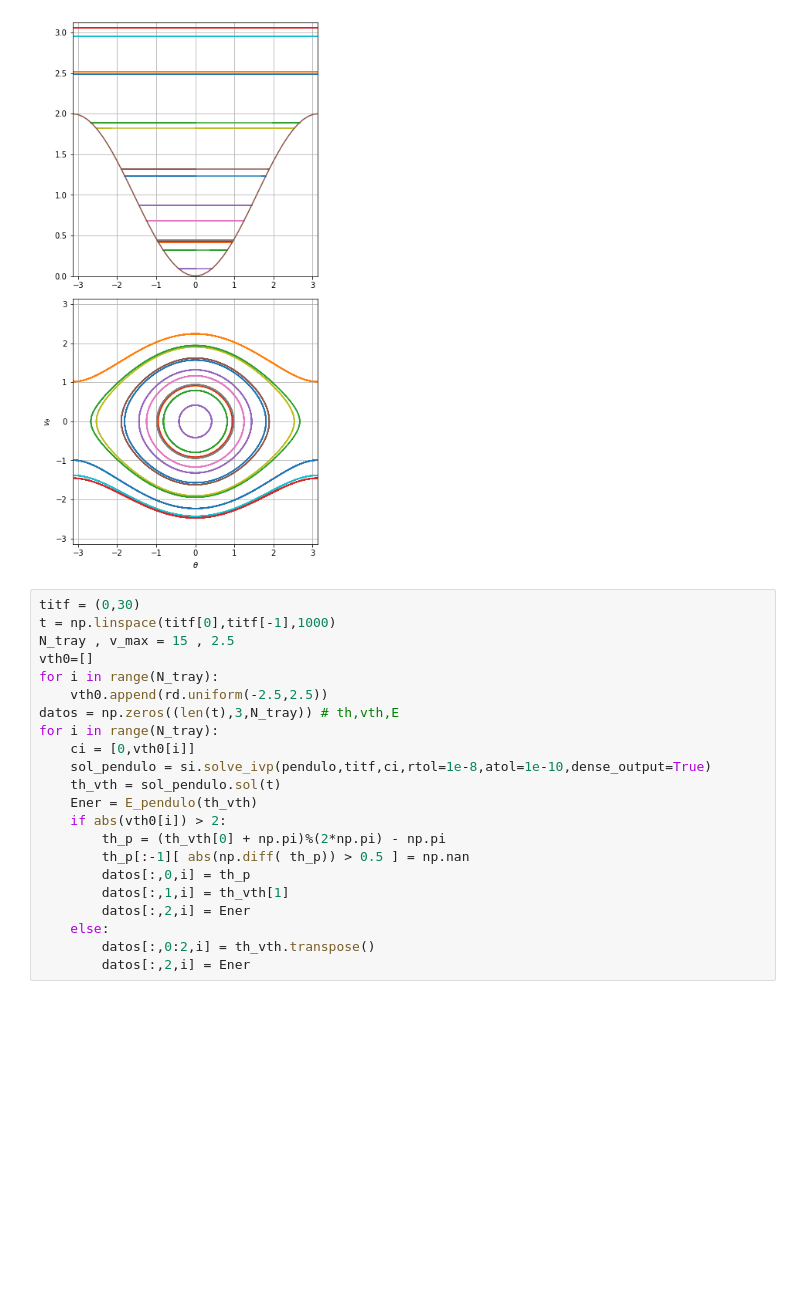
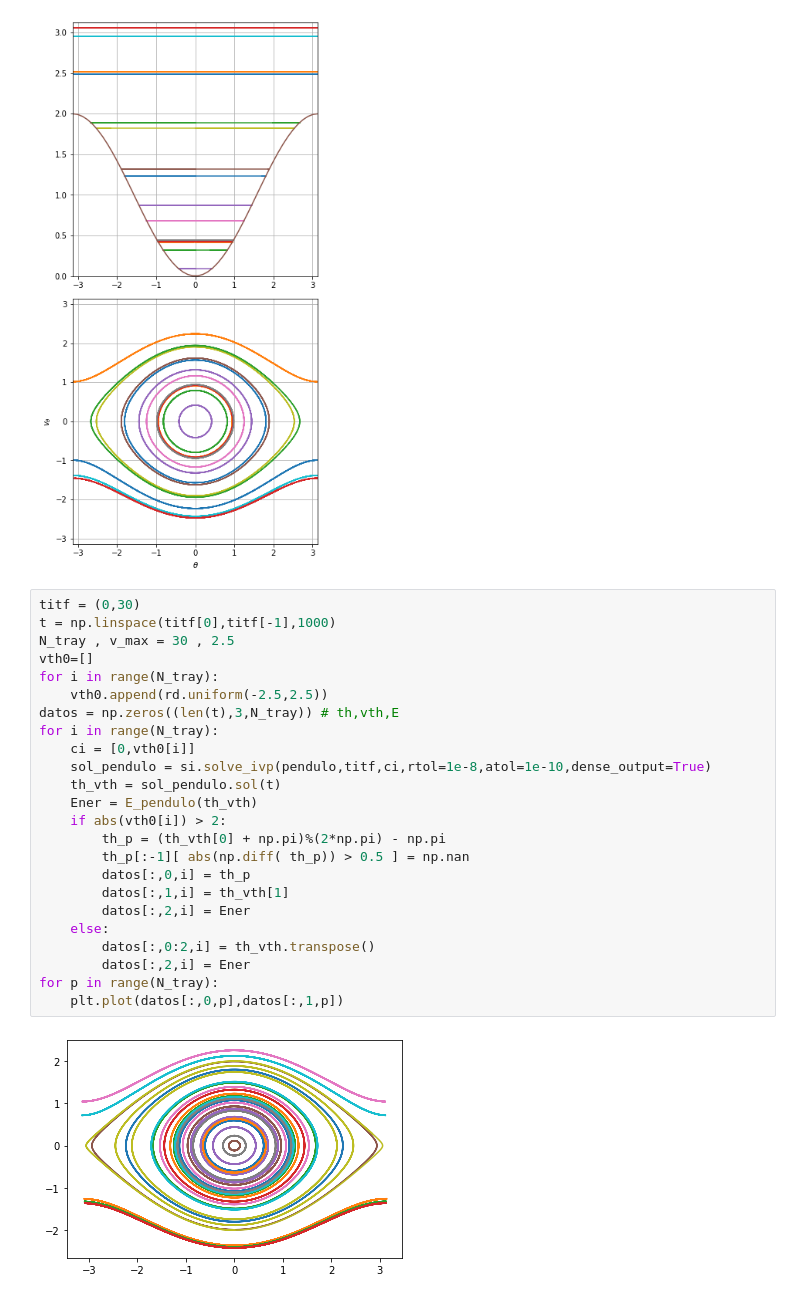
Before and after one commit to richmf/FisComp26-2, a Jupyter notebook: Pendulo simple (clase 17).ipynb, the cells around one changed output. Drawn from its saved outputs; the diff is of its cells as text; blank space fills up the shorter version.

```diff
--- a/Pendulo simple (clase 17).ipynb
+++ b/Pendulo simple (clase 17).ipynb
@@ -118,22 +118,26 @@ plt.show()
 # %%
 titf = (0,30)
 t = np.linspace(titf[0],titf[-1],1000)
-N_tray , v_max = 15 , 2.5
+N_tray , v_max = 30 , 2.5
 vth0=[]
 for i in range(N_tray):
     vth0.append(rd.uniform(-2.5,2.5))
 datos = np.zeros((len(t),3,N_tray)) # th,vth,E
 for i in range(N_tray):
     ci = [0,vth0[i]]
     sol_pendulo = si.solve_ivp(pendulo,titf,ci,rtol=1e-8,atol=1e-10,dense_output=True)
     th_vth = sol_pendulo.sol(t)
     Ener = E_pendulo(th_vth)
     if abs(vth0[i]) > 2:
         th_p = (th_vth[0] + np.pi)%(2*np.pi) - np.pi
         th_p[:-1][ abs(np.diff( th_p)) > 0.5 ] = np.nan
         datos[:,0,i] = th_p
         datos[:,1,i] = th_vth[1]
         datos[:,2,i] = Ener
     else:
         datos[:,0:2,i] = th_vth.transpose()
         datos[:,2,i] = Ener
+for p in range(N_tray):
+    plt.plot(datos[:,0,p],datos[:,1,p])
+# %% [output]
+[figure, added]
```
Also changed, not shown: parts of 3 cells of this notebook.
